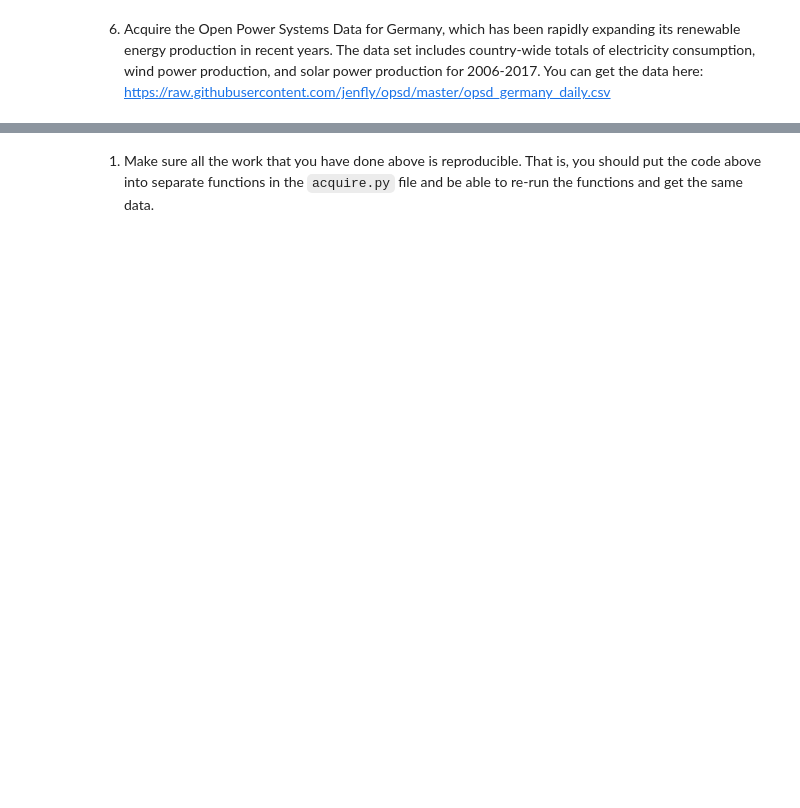
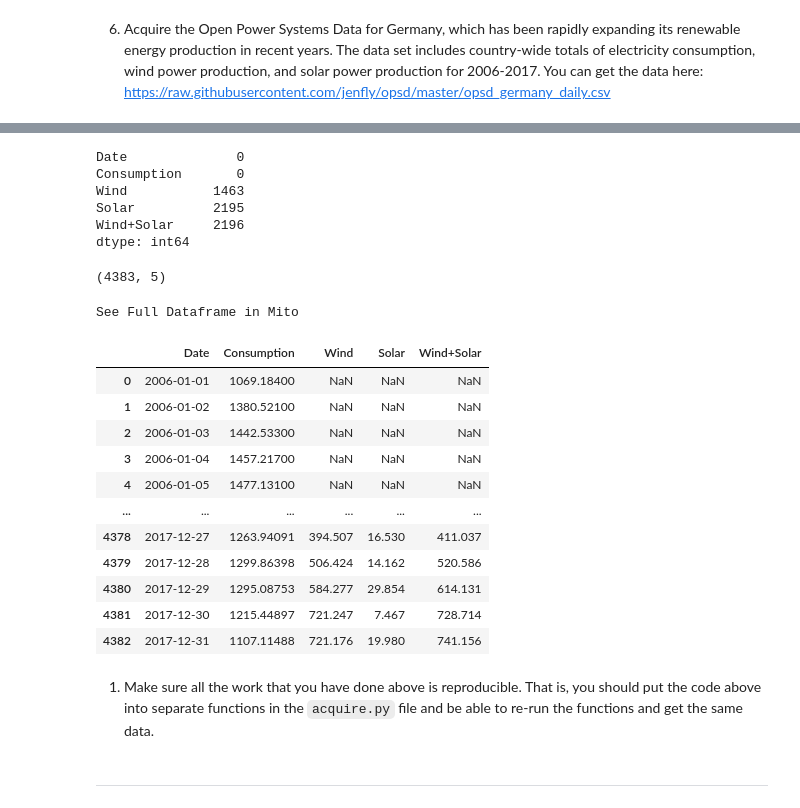
Before and after one commit to Jared-Godar/time-series-exercises, a Jupyter notebook: acquire.ipynb, the cells around one changed output, grey strips where cells are left out. Drawn from its saved outputs; the diff is of its cells as text; code cells hidden in the pictures; blank space fills up the shorter version.

```diff
--- a/acquire.ipynb
+++ b/acquire.ipynb
@@ -170,2 +237,5 @@ See Full Dataframe in Mito
 # %% [markdown]
 6. Acquire the Open Power Systems Data for Germany, which has been rapidly expanding its renewable energy production in recent years. The data set includes country-wide totals of electricity consumption, wind power production, and solar power production for 2006-2017. You can get the data here: https://raw.githubusercontent.com/jenfly/opsd/master/opsd_germany_daily.csv
+# %%
+electricity_consumption = pd.read_csv("https://raw.githubusercontent.com/jenfly/opsd/master/opsd_germany_daily.csv")
+electricity_consumption.head()
@@ -172,2 +265,33 @@ See Full Dataframe in Mito
+# %%
+electricity_consumption.isna().sum()
+# %% [output]
+Date              0
+Consumption       0
+Wind           1463
+Solar          2195
+Wind+Solar     2196
+dtype: int64
+# %%
+electricity_consumption.shape
+# %% [output]
+(4383, 5)
+# %%
+electricity_consumption
+# %% [output]
+See Full Dataframe in Mito
+|  | Date | Consumption | Wind | Solar | Wind+Solar |
+| 0 | 2006-01-01 | 1069.18400 | NaN | NaN | NaN |
+| 1 | 2006-01-02 | 1380.52100 | NaN | NaN | NaN |
+| 2 | 2006-01-03 | 1442.53300 | NaN | NaN | NaN |
+| 3 | 2006-01-04 | 1457.21700 | NaN | NaN | NaN |
+| 4 | 2006-01-05 | 1477.13100 | NaN | NaN | NaN |
+| ... | ... | ... | ... | ... | ... |
+| 4378 | 2017-12-27 | 1263.94091 | 394.507 | 16.530 | 411.037 |
+| 4379 | 2017-12-28 | 1299.86398 | 506.424 | 14.162 | 520.586 |
+| 4380 | 2017-12-29 | 1295.08753 | 584.277 | 29.854 | 614.131 |
+| 4381 | 2017-12-30 | 1215.44897 | 721.247 | 7.467 | 728.714 |
+| 4382 | 2017-12-31 | 1107.11488 | 721.176 | 19.980 | 741.156 |
 # %% [markdown]
 1. Make sure all the work that you have done above is reproducible. That is, you should put the code above into separate functions in the <code>acquire.py</code> file and be able to re-run the functions and get the same data.
+# %% [markdown]
+---
```
Also changed, not shown: parts of 20 cells of this notebook, 5 other files.
